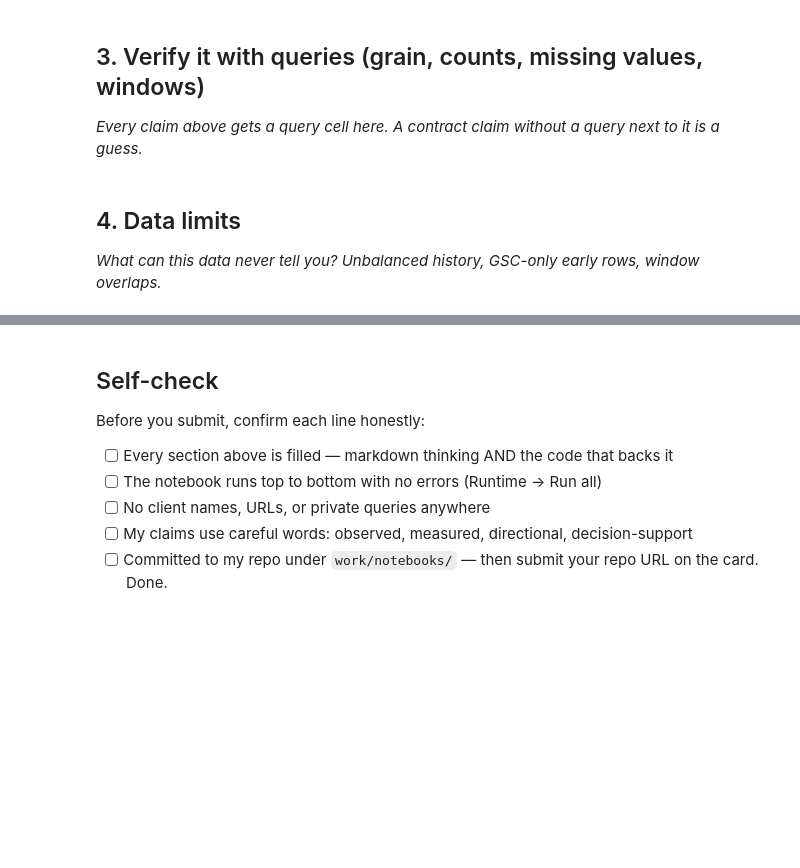
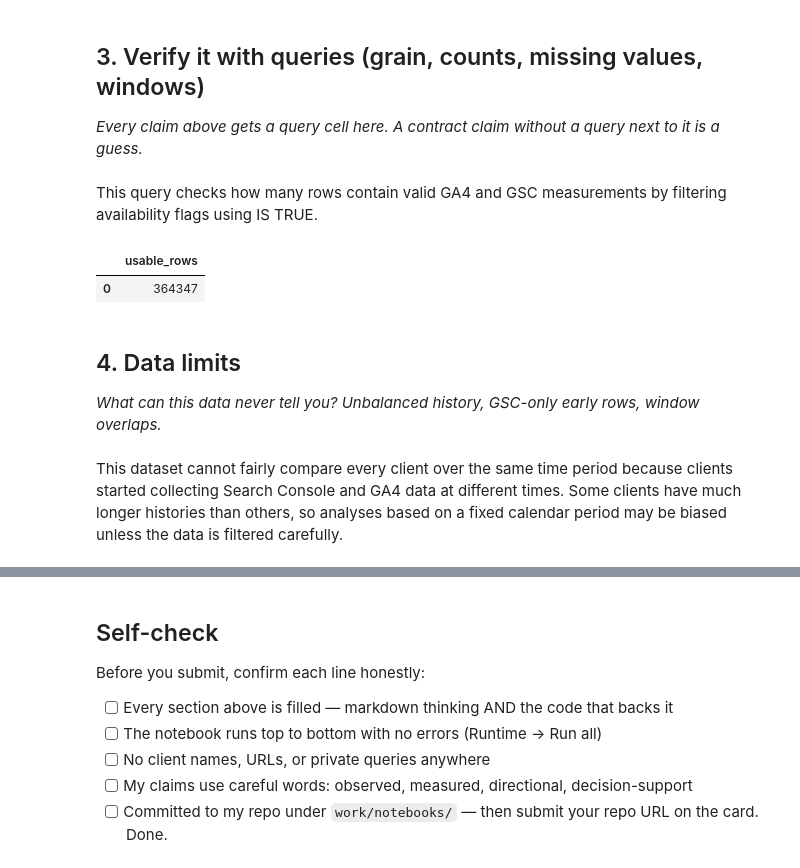
Before and after one commit to rizwanmahnoor1905-web/Machine-learning-track, a Jupyter notebook: work/notebooks/w03_data_contract.ipynb, the cells around one changed output, grey strips where cells are left out. Cells and saved outputs as stored; diff of their text form; code cells hidden in the pictures; blank space fills up the shorter version.

```diff
--- a/work/notebooks/w03_data_contract.ipynb
+++ b/work/notebooks/w03_data_contract.ipynb
@@ -24,13 +124,28 @@ This skeleton is yours to fill. Work the sections **in order** — each one has
 ## 3. Verify it with queries (grain, counts, missing values, windows)
 
 *Every claim above gets a query cell here. A contract claim without a query next to it is a guess.*
+# %% [markdown]
+This query checks how many rows contain valid GA4 and GSC measurements by filtering availability flags using IS TRUE.
 # %%
 # This cell is for CODE (numbers, a query, a check).
 # Write your text answer in the cell ABOVE this one — typing sentences here breaks Run All.
+con.sql(f"""
+SELECT
+    COUNT(*) AS usable_rows
+FROM read_parquet('{march_path}')
+WHERE
+    ga4_data_available IS TRUE
+    AND gsc_data_available IS TRUE;
+""").df()
+# %% [output]
+|  | usable_rows |
+| 0 | 364347 |
 # %% [markdown]
 ## 4. Data limits
 
 *What can this data never tell you? Unbalanced history, GSC-only early rows, window overlaps.*
+# %% [markdown]
+This dataset cannot fairly compare every client over the same time period because clients started collecting Search Console and GA4 data at different times. Some clients have much longer histories than others, so analyses based on a fixed calendar period may be biased unless the data is filtered carefully.
 # %%
 # This cell is for CODE (numbers, a query, a check).
 # Write your text answer in the cell ABOVE this one — typing sentences here breaks Run All.
```
Also changed, not shown: parts of 7 cells of this notebook.
